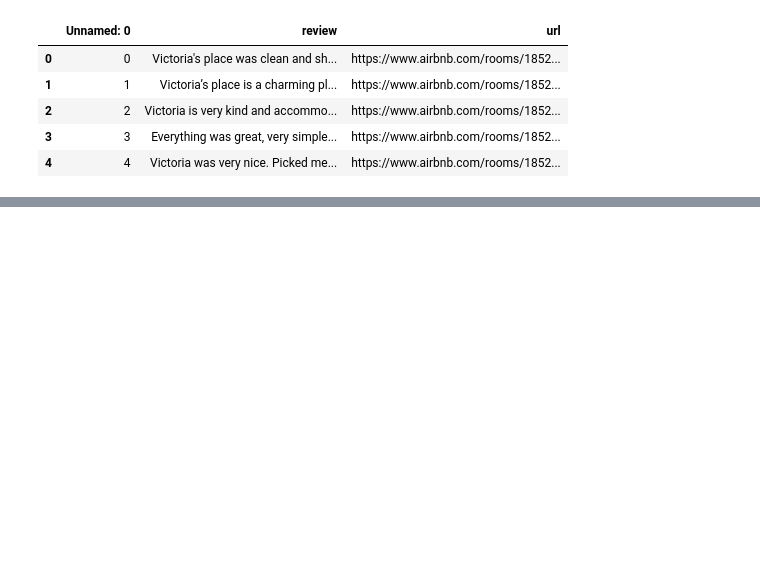
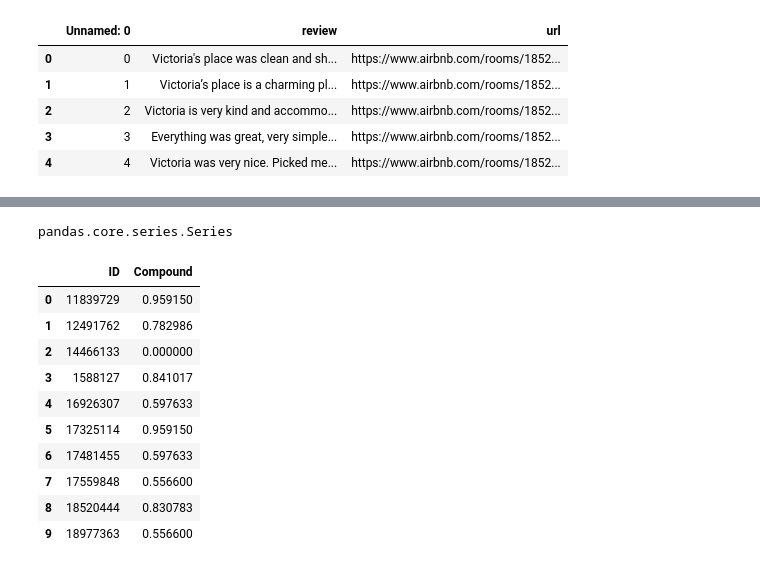
Before and after one commit to RCate/Project--One-, a Jupyter notebook: sentiment_reviews.ipynb, the cells around one changed output, grey strips where cells are left out. Drawn from its saved outputs; the diff is of its cells as text; code cells hidden in the pictures; blank space fills up the shorter version.

```diff
--- a/sentiment_reviews.ipynb
+++ b/sentiment_reviews.ipynb
@@ -68,0 +98,21 @@ df["Neg"].mean()
+# %%
+x = df.groupby(["ID"])['Compound'].mean()
+type(x)
+# %% [output]
+pandas.core.series.Series
+# %%
+values = x.to_frame()
+values =values.reset_index()
+values
+# %% [output]
+|  | ID | Compound |
+| 0 | 11839729 | 0.959150 |
+| 1 | 12491762 | 0.782986 |
+| 2 | 14466133 | 0.000000 |
+| 3 | 1588127 | 0.841017 |
+| 4 | 16926307 | 0.597633 |
+| 5 | 17325114 | 0.959150 |
+| 6 | 17481455 | 0.597633 |
+| 7 | 17559848 | 0.556600 |
+| 8 | 18520444 | 0.830783 |
+| 9 | 18977363 | 0.556600 |
```
Also changed, not shown: parts of 8 cells of this notebook, 1 other file.
